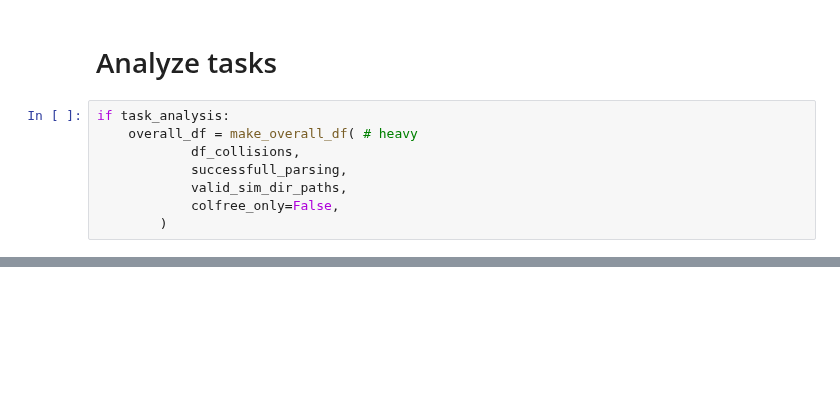
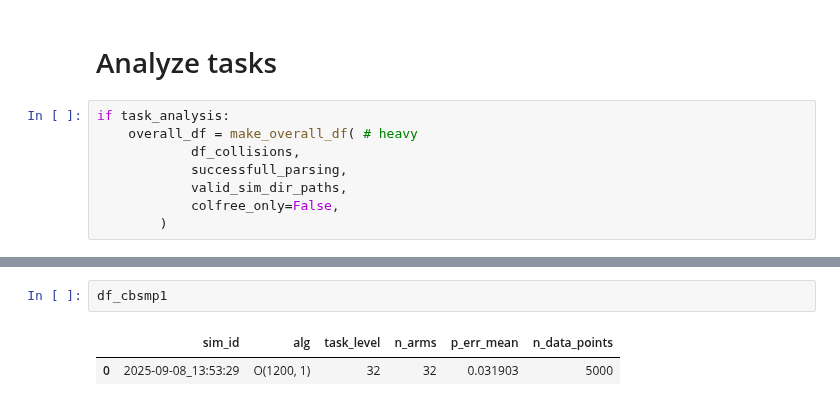
Before and after one commit to Dan7171/rl_for_curobo, a Jupyter notebook: projects_root/experiments/analysis_test_cluster_disk_tmp.ipynb, the cells around one changed output, grey strips where cells are left out. Drawn from its saved outputs; the diff is of its cells as text; blank space fills up the shorter version.

```diff
--- a/projects_root/experiments/analysis_test_cluster_disk_tmp.ipynb
+++ b/projects_root/experiments/analysis_test_cluster_disk_tmp.ipynb
@@ -2082,0 +3056,5 @@ ValueError: Dimensions of labels and X must be compatible
+# %%
+df_cbsmp1
+# %% [output]
+|  | sim_id | alg | task_level | n_arms | p_err_mean | n_data_points |
+| 0 | 2025-09-08_13:53:29 | O(1200, 1) | 32 | 32 | 0.031903 | 5000 |
```
Also changed, not shown: parts of 19 cells of this notebook, 1 other file.
